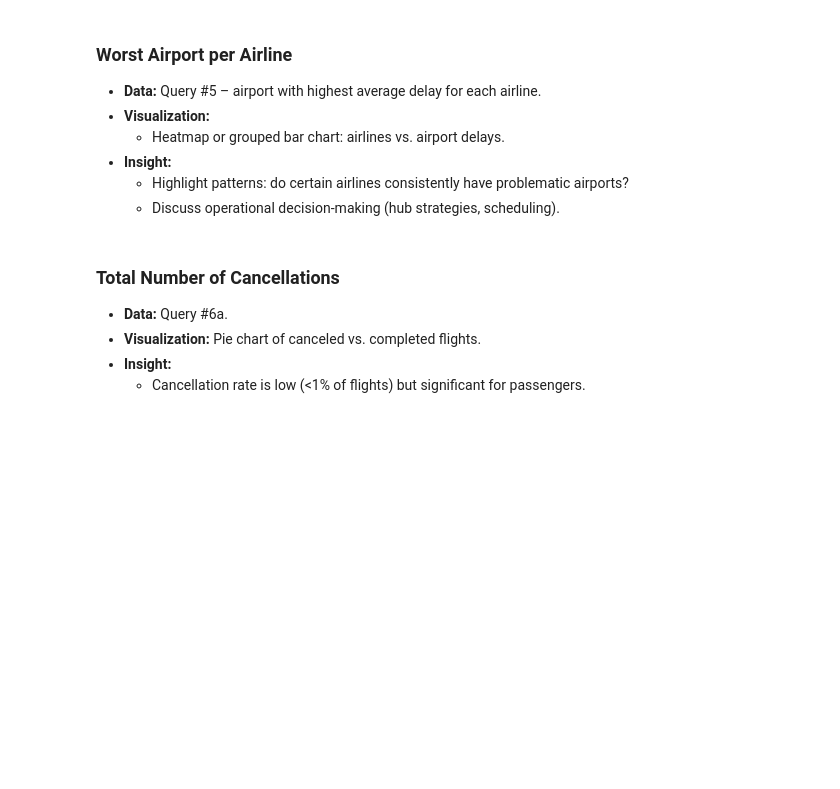
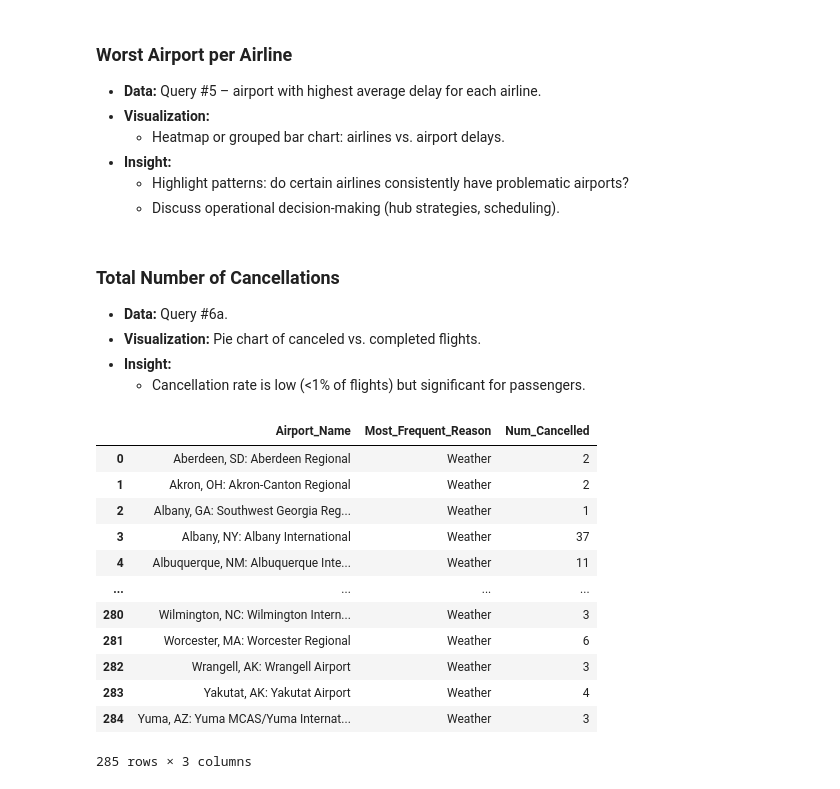
Before and after one commit to gentrylamb/dsan6300-final-project, a Jupyter notebook: site/code.ipynb, the cells around one changed output. Drawn from its saved outputs; the diff is of its cells as text; code cells hidden in the pictures; blank space fills up the shorter version.

```diff
--- a/site/code.ipynb
+++ b/site/code.ipynb
@@ -134 +128,17 @@ plt.show()
+# %%
+df_cancel
+# %% [output]
+|  | Airport_Name | Most_Frequent_Reason | Num_Cancelled |
+| 0 | Aberdeen, SD: Aberdeen Regional | Weather | 2 |
+| 1 | Akron, OH: Akron-Canton Regional | Weather | 2 |
+| 2 | Albany, GA: Southwest Georgia Reg... | Weather | 1 |
+| 3 | Albany, NY: Albany International | Weather | 37 |
+| 4 | Albuquerque, NM: Albuquerque Inte... | Weather | 11 |
+| ... | ... | ... | ... |
+| 280 | Wilmington, NC: Wilmington Intern... | Weather | 3 |
+| 281 | Worcester, MA: Worcester Regional | Weather | 6 |
+| 282 | Wrangell, AK: Wrangell Airport | Weather | 3 |
+| 283 | Yakutat, AK: Yakutat Airport | Weather | 4 |
+| 284 | Yuma, AZ: Yuma MCAS/Yuma Internat... | Weather | 3 |
+285 rows × 3 columns
 # %% [markdown]
```
Also changed, not shown: parts of 5 cells of this notebook, 1 other file.
